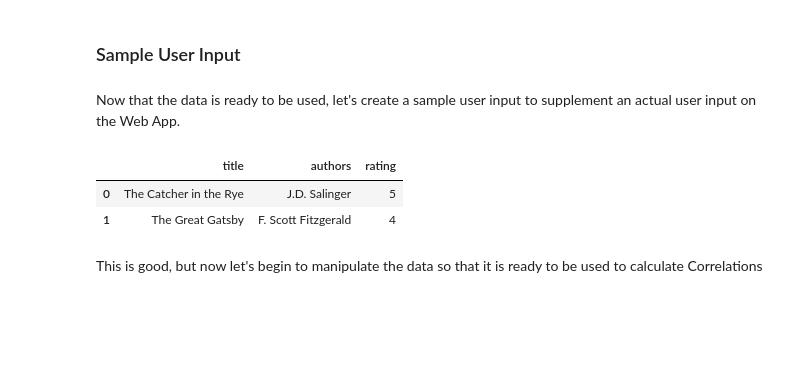
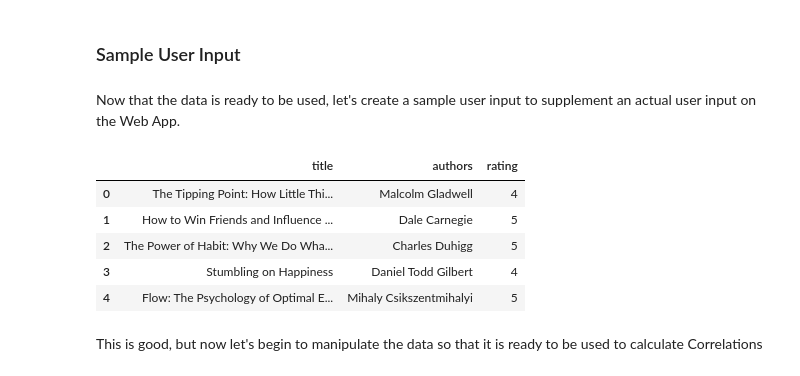
Before and after one commit to gcolson11/Capstone_Books, a Jupyter notebook: Notebooks/Pre-processing and Model.ipynb, the cells around one changed output. Cells and saved outputs as stored; diff of their text form; code cells hidden in the pictures; blank space fills up the shorter version.

```diff
--- a/Notebooks/Pre-processing and Model.ipynb
+++ b/Notebooks/Pre-processing and Model.ipynb
@@ -100,32 +100,41 @@ Now that the data is ready to be used, let's create a sample user input to suppl
 # %%
 # create sample dataframe with 5 book-rating pairs
 
 user_input = [
     #1
-    #{'title': 'The Tipping Point: How Little Things Can Make a Big Difference', 'authors': 'Malcolm Gladwell', 'rating': 4},
-    #{'title': 'How to Win Friends and Influence People', 'authors': 'Dale Carnegie', 'rating': 5},
-    #{'title': 'The Power of Habit: Why We Do What We Do in Life and Business', 'authors': 'Charles Duhigg', 'rating': 5},
-    #{'title': 'Stumbling on Happiness', 'authors': 'Daniel Todd Gilbert', 'rating': 4},
-    #{'title': 'Flow: The Psychology of Optimal Experience', 'authors': 'Mihaly Csikszentmihalyi', 'rating': 5},
+    {'title': 'The Tipping Point: How Little Things Can Make a Big Difference', 'authors': 'Malcolm Gladwell', 'rating': 4},
+    {'title': 'How to Win Friends and Influence People', 'authors': 'Dale Carnegie', 'rating': 5},
+    {'title': 'The Power of Habit: Why We Do What We Do in Life and Business', 'authors': 'Charles Duhigg', 'rating': 5},
+    {'title': 'Stumbling on Happiness', 'authors': 'Daniel Todd Gilbert', 'rating': 4},
+    {'title': 'Flow: The Psychology of Optimal Experience', 'authors': 'Mihaly Csikszentmihalyi', 'rating': 5},
 
     #2
     #{'title': '1984', 'authors': 'George Orwell, Erich Fromm, Celâl Üster', 'rating': 5},
     #{'title': 'The Catcher in the Rye', 'authors': 'J.D. Salinger', 'rating': 3},
     #{'title': 'The Great Gatsby', 'authors': 'F. Scott Fitzgerald', 'rating': 4},
     #{'title': 'To Kill a Mockingbird', 'authors': 'Harper Lee', 'rating': 5},
     #{'title': 'Pride and Prejudice', 'authors': 'Jane Austen', 'rating': 5}
 
     #3
-    {'title': 'The Catcher in the Rye', 'authors': 'J.D. Salinger', 'rating': 5},
-    {'title': 'The Great Gatsby', 'authors': 'F. Scott Fitzgerald', 'rating': 4}
+    #{'title': 'The Catcher in the Rye', 'authors': 'J.D. Salinger', 'rating': 5},
+    #{'title': 'The Great Gatsby', 'authors': 'F. Scott Fitzgerald', 'rating': 4}
+
+    #{'title': 'The Tipping Point: How Little Things Can Make a Big Difference', 'authors': 'Malcolm Gladwell', 'rating': 4},
+    #{'title': 'How to Win Friends and Influence People', 'authors': 'Dale Carnegie', 'rating': 4},
+    #{'title': 'The Power of Habit: Why We Do What We Do in Life and Business', 'authors': 'Charles Duhigg', 'rating': 5},
+    #{'title': 'Sapiens: A Brief History of Humankind', 'authors': 'Yuval Noah Harari', 'rating': 4},
+    #{'title': 'Flow: The Psychology of Optimal Experience', 'authors': 'Mihaly Csikszentmihalyi', 'rating': 5},
 ]
 
 input_books = pd.DataFrame(user_input)
 input_books
 # %% [output]
 |  | title | authors | rating |
-| 0 | The Catcher in the Rye | J.D. Salinger | 5 |
-| 1 | The Great Gatsby | F. Scott Fitzgerald | 4 |
+| 0 | The Tipping Point: How Little Thi... | Malcolm Gladwell | 4 |
+| 1 | How to Win Friends and Influence ... | Dale Carnegie | 5 |
+| 2 | The Power of Habit: Why We Do Wha... | Charles Duhigg | 5 |
+| 3 | Stumbling on Happiness | Daniel Todd Gilbert | 4 |
+| 4 | Flow: The Psychology of Optimal E... | Mihaly Csikszentmihalyi | 5 |
 # %% [markdown]
 This is good, but now let's begin to manipulate the data so that it is ready to be used to calculate Correlations
 # %%
```
Also changed, not shown: parts of 17 cells of this notebook.
